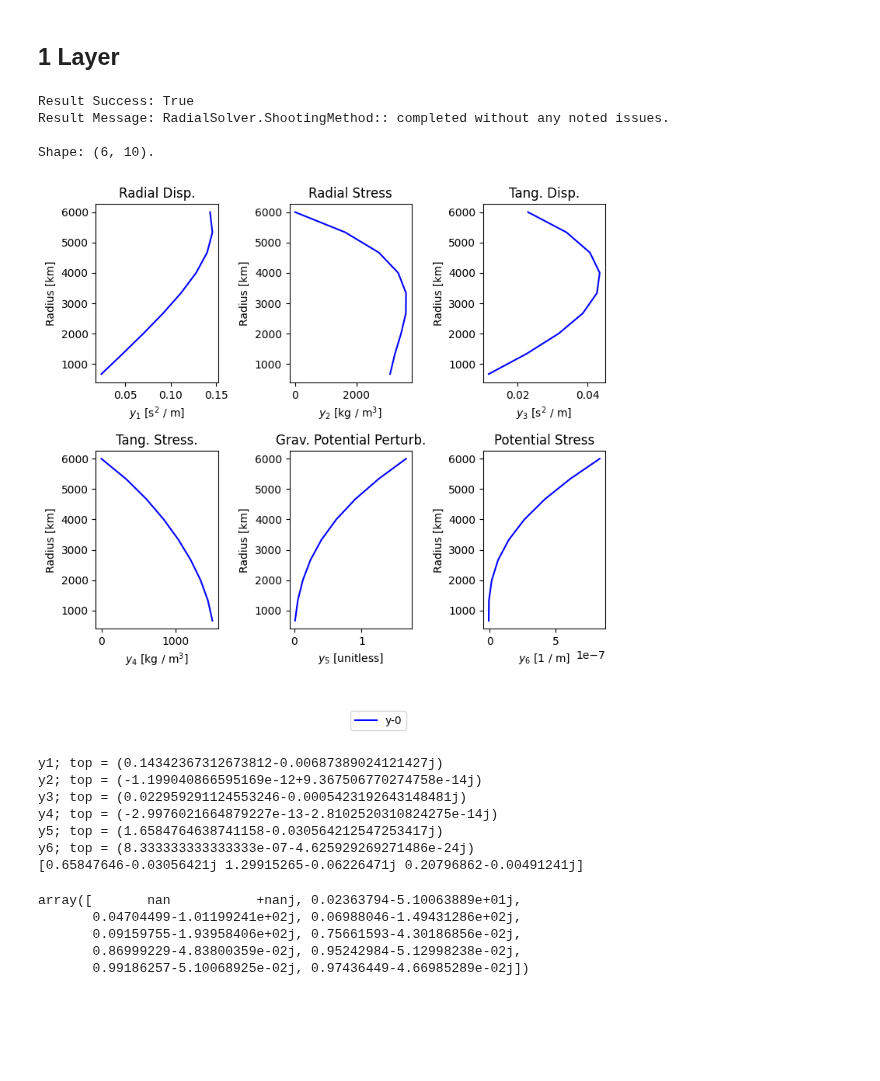
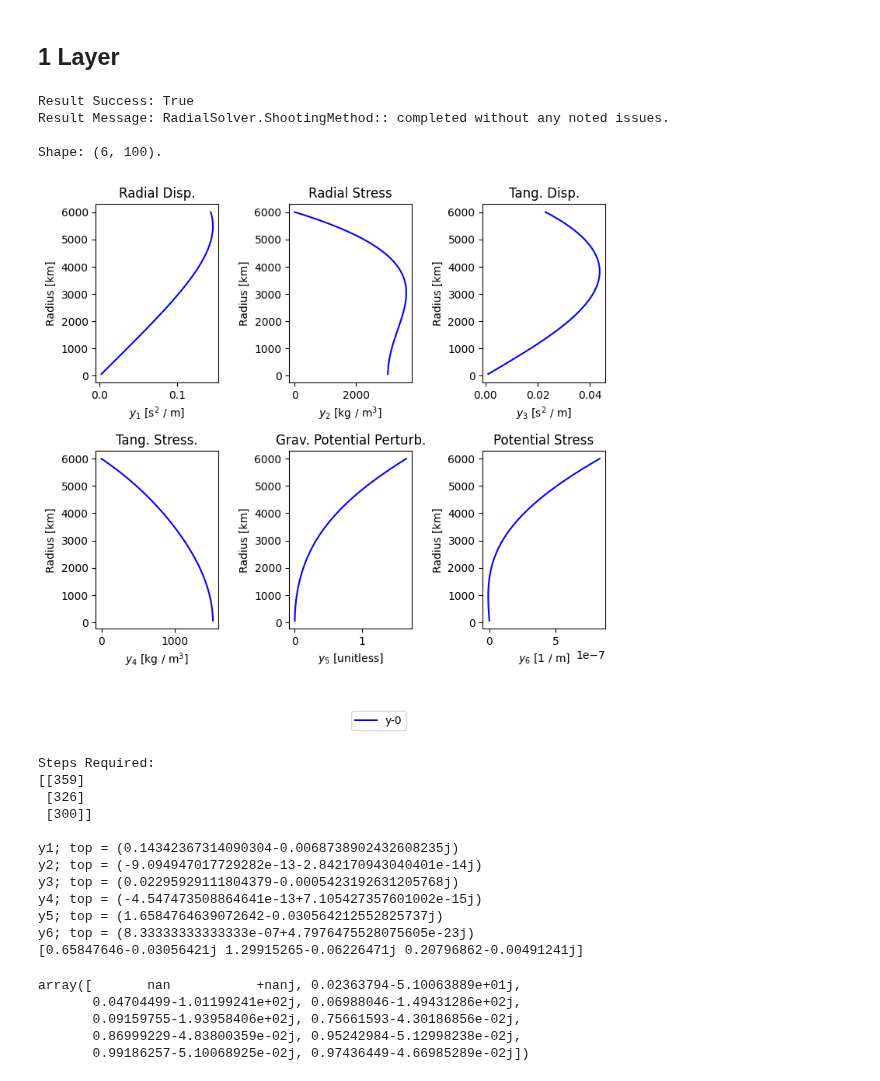
Before and after one commit to jrenaud90/TidalPy, a Jupyter notebook: Benchmarks & Performance/RadialSolver/RadialSolver Benchmarks.ipynb, the cells around one changed output. Cells and saved outputs as stored; diff of their text form; code cells hidden in the pictures; blank space fills up the shorter version.

Commit message:
Added tracker for integration steps required in RadialSolver

```diff
--- a/Benchmarks & Performance/RadialSolver/RadialSolver Benchmarks.ipynb
+++ b/Benchmarks & Performance/RadialSolver/RadialSolver Benchmarks.ipynb
@@ -17,9 +17,10 @@ run_times = False
 def test_1layer():
     frequency = np.pi * 2. / (86400. * 7.5)
 
-    radius_array = np.linspace(0., 6000.0e3, 10)
+    radius_array = np.linspace(0., 6000.0e3, 100)
     indices_by_layer = radius_array > 0.
     density_array = np.ones_like(radius_array) * 5400.
+    # density_array[radius_array<3000.0e3] = 9800.0
     planet_bulk_density = np.average(density_array)
     shear_array = np.ones_like(radius_array) * 50.0e9
     viscosity_array = np.ones_like(radius_array) * 1.0e18
@@ -51,15 +52,15 @@ def test_1layer():
         use_kamata = True,
         starting_radius = 0.1,
         start_radius_tolerance = 1.0e-5,
-        integration_method = 'RK45',
+        integration_method = 'DOP853',
         integration_rtol = 1.0e-9,
-        integration_atol = 1.0e-12,
+        integration_atol = 1.0e-14,
         scale_rtols_bylayer_type = False,
         max_num_steps = 100_000,
         expected_size = 500,
         max_ram_MB = 500,
         max_step = 0,
-        nondimensionalize = True,
+        nondimensionalize = False,
         use_prop_matrix = False,
         verbose = False,
         warnings = False,
@@ -85,41 +86,49 @@ def test_1layer():
     ys = solution.result
 
     print(f'Shape: {ys.shape}.')
     yplot([ys], [radius_array], colors=['b'])
 
+    print("Steps Required:")
+    print(solution.shooting_method_steps_taken_array)
+    print()
     print("y1; top =", ys[0, -1])
     print("y2; top =", ys[1, -1])
     print("y3; top =", ys[2, -1])
     print("y4; top =", ys[3, -1])
     print("y5; top =", ys[4, -1])
     print("y6; top =", ys[5, -1])
 
     print(solution.love)
 
     return solution
 
 # 0.5.4
 # New: 3.12ms; 3.07ms; 3.15ms
 # Old: 94ms; 96.6ms; 94.3ms
 # 0.6.0a0
 # New: 3.37ms; 3.14ms; 3.16ms
 # Old: 94ms; 92.6ms; 92.4ms
 # 0.6.0a6
 # New: 3.37ms; 3.14ms; 3.16ms
 
 solution = test_1layer()
 # %% [output]
 Result Success: True
 Result Message: RadialSolver.ShootingMethod:: completed without any noted issues.
 
-Shape: (6, 10).
+Shape: (6, 100).
-[figure, old version]
+[figure, new version]
-y1; top = (0.14342367312673812-0.00687389024121427j)
-y2; top = (-1.199040866595169e-12+9.367506770274758e-14j)
-y3; top = (0.022959291124553246-0.0005423192643148481j)
-y4; top = (-2.9976021664879227e-13-2.8102520310824275e-14j)
-y5; top = (1.6584764638741158-0.030564212547253417j)
-y6; top = (8.333333333333333e-07-4.625929269271486e-24j)
+Steps Required:
+[[359]
+ [326]
+ [300]]
+
+y1; top = (0.14342367314090304-0.0068738902432608235j)
+y2; top = (-9.094947017729282e-13-2.842170943040401e-14j)
+y3; top = (0.02295929111804379-0.0005423192631205768j)
+y4; top = (-4.547473508864641e-13+7.105427357601002e-15j)
+y5; top = (1.6584764639072642-0.030564212552825737j)
+y6; top = (8.33333333333333e-07+4.7976475528075605e-23j)
 [0.65847646-0.03056421j 1.29915265-0.06226471j 0.20796862-0.00491241j]
 # %%
 solution.result[0]
```
Also changed, not shown: parts of 1 cell of this notebook, 7 other files.
